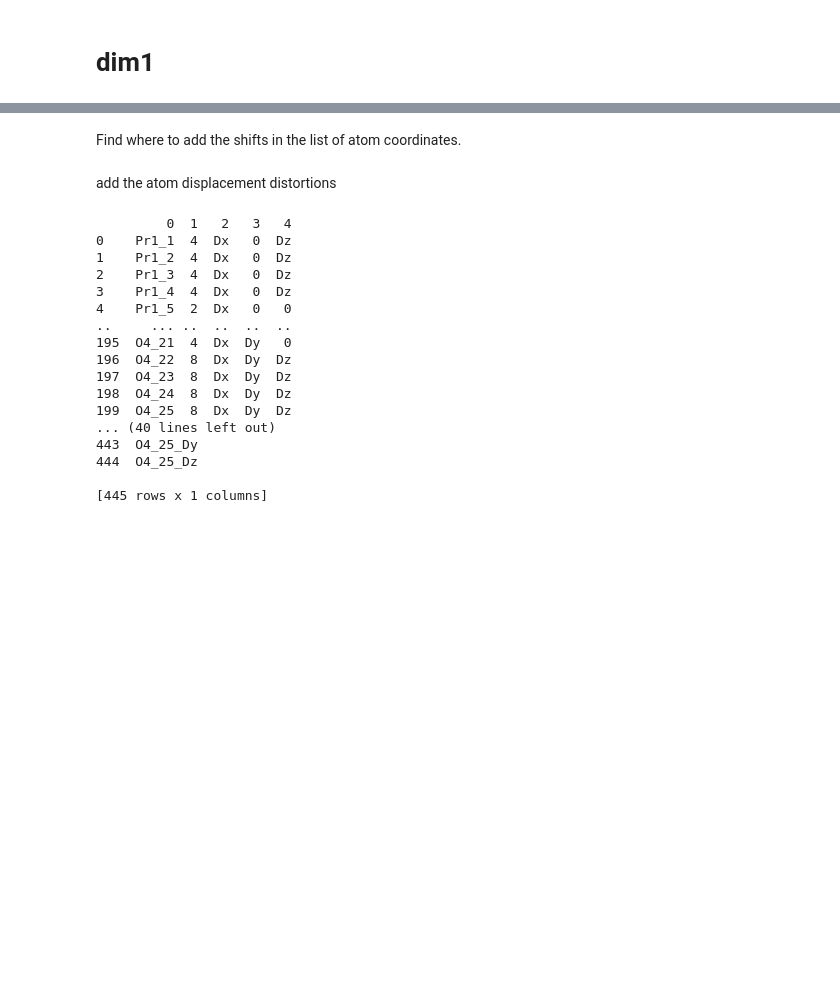
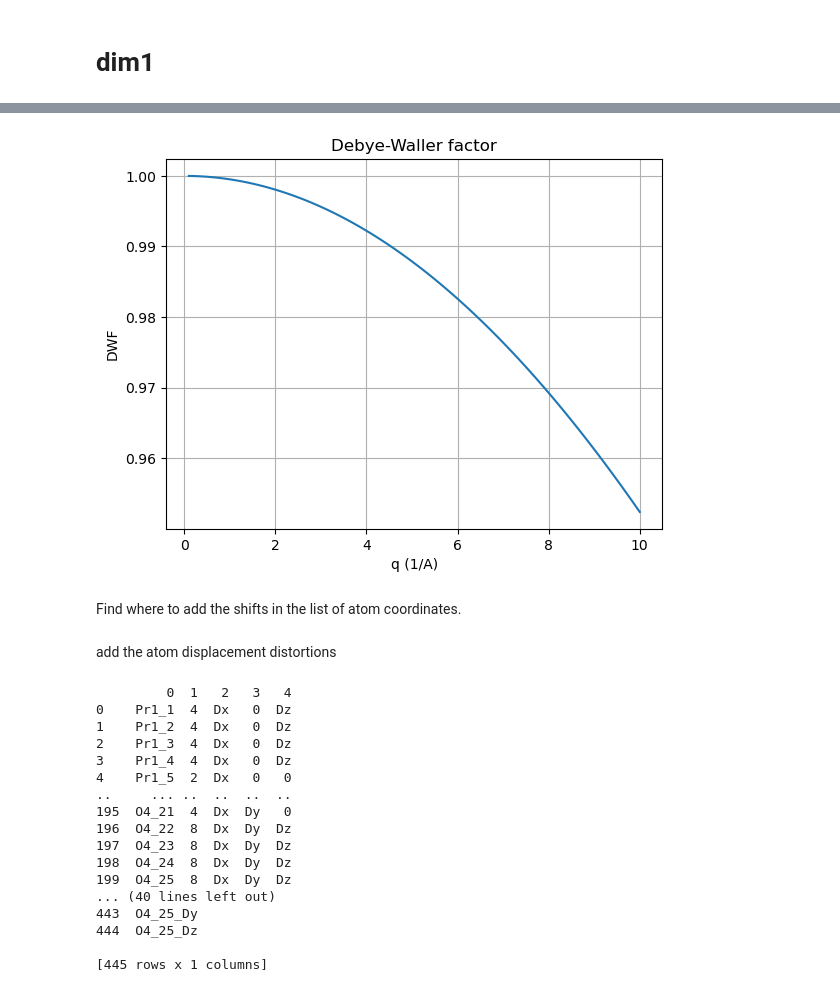
Before and after one commit to bleubreeymeow/CrystalClearFit, a Jupyter notebook: alrisDistortionFit/PBCO/preprocessing.ipynb, the cells around one changed output, grey strips where cells are left out. Saved outputs shown, nothing was run; the diff lists cells and outputs as text; code cells hidden in the pictures; blank space fills up the shorter version.

```diff
--- a/alrisDistortionFit/PBCO/preprocessing.ipynb
+++ b/alrisDistortionFit/PBCO/preprocessing.ipynb
@@ -163,0 +384,89 @@ pyplot.gcf().set_size_inches(6, 8)
+# %%
+import numpy as np
+import matplotlib.pyplot as plt
+import scipy.constants
+import math
+import xrayutilities as xu
+
+
+crystal = xu.materials.Crystal.fromCIF('C:/Users/User/Desktop/uzh_intern/CrystalClearFit/alrisDistortionFit/PBCO/raw_data/PBCO_info.cif')
+m = 0.0
+im = 0
+for a, _, _, b in crystal.lattice.base():
+    m += a.weight
+    im += 1
+m = m / float(im)
+
+print(f"m: {m}")
+
+
+def Debye1(x):
+    """
+    function to calculate the first Debye function [1]_ as needed
+    for the calculation of the thermal Debye-Waller-factor
+    by numerical integration
+
+    .. math:: D_1(x) = (1/x) \int_0^x t/(\exp(t)-1) dt
+
+    Parameters
+    ----------
+    x : float
+        argument of the Debye function
+
+    Returns
+    -------
+    float
+        D1(x)  float value of the Debye function
+
+    References
+    ----------
+    .. [1] http://en.wikipedia.org/wiki/Debye_function
+     """
+
+    def __int_kernel(t):
+        """
+        integration kernel for the numeric integration
+        """
+        y = t / (np.exp(t) - 1)
+        return y
+
+    if x > 0.:
+        integral = scipy.integrate.quad(__int_kernel, 0, x)
+        d1 = (1 / float(x)) * integral[0]
+    else:
+        integral = (0, 0)
+        d1 = 1.
+
+    return d1
+
+
+temp = 100  # Kelvin
+# W(q) = 3/2* hbar^2*q^2/(m*kB*tD) * (D1(tD/T)/(tD/T) + 1/4)
+# DWF = exp(-W(q)) consistent with Vaclav H. and several books
+hbar = scipy.constants.hbar
+kb = scipy.constants.Boltzmann
+angs = 1.0e-10
+cell_length_a = 34.38270
+cell_length_b = 11.68350
+cell_length_c = 34.96932
+volume = cell_length_a * cell_length_b * cell_length_c
+volume = volume * (angs ** 3)  # m^3
+n_atoms = 1053
+sound_v = 6000  # m/s
+tD = (hbar * sound_v)/kb * ((6*n_atoms*np.pi**2)/volume) ** (1 / 3)  # Debye temperature
+print(f"tD: {tD}")
+
+d_1 = Debye1(tD / temp)
+print(f"d_1: {d_1}")
+x = tD / temp
+exp_fact = 3 / 2. * hbar ** 2 * 1.0e20 / (m * kb * tD) * (Debye1(x) / x + 0.25)
+print(f"exp_fact: {exp_fact}")
+example_qs = np.linspace(0.1, 10, 100)
+dwf = np.exp(-exp_fact * example_qs ** 2)
+plt.plot(example_qs, dwf)
+plt.xlabel('q (1/A)')
+plt.ylabel('DWF')
+plt.title('Debye-Waller factor')
+plt.grid()
+plt.savefig('debye_waller.png')
+# %% [output]
@@ -164,3 +477,4 @@ pyplot.gcf().set_size_inches(6, 8)
+[figure, added]
 # %% [markdown]
 Find where to add the shifts in the list of atom coordinates.
 # %% [markdown]
```
Also changed, not shown: parts of 11 cells of this notebook, 4 other files.
